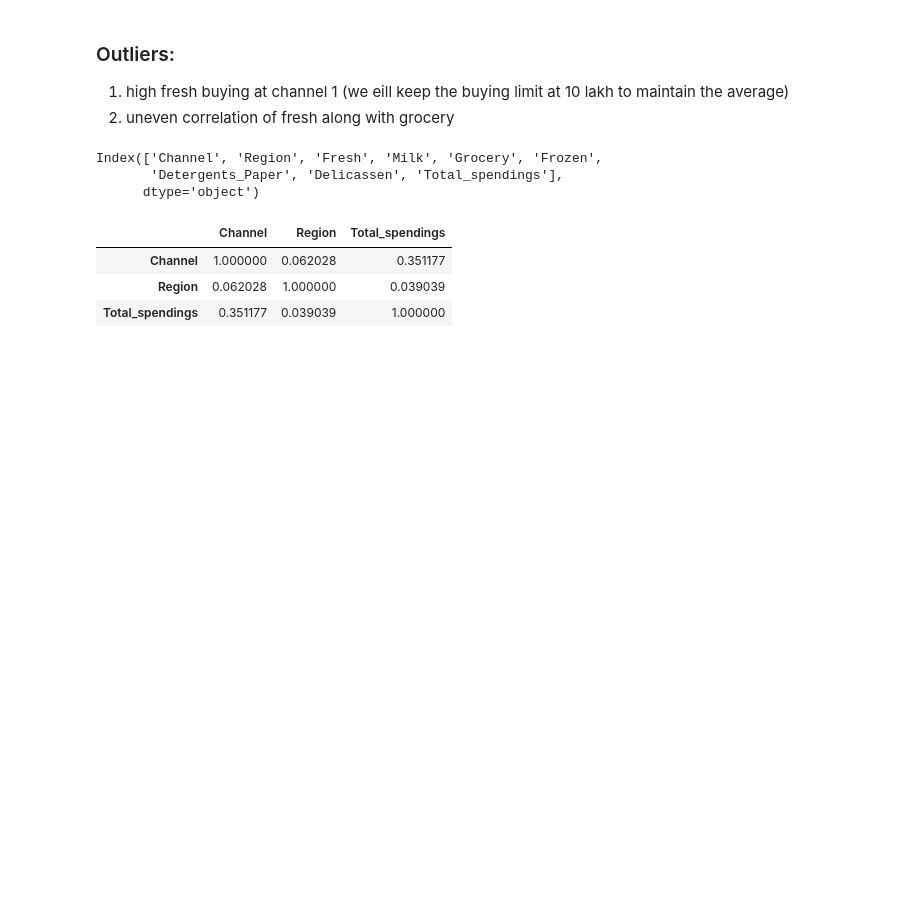
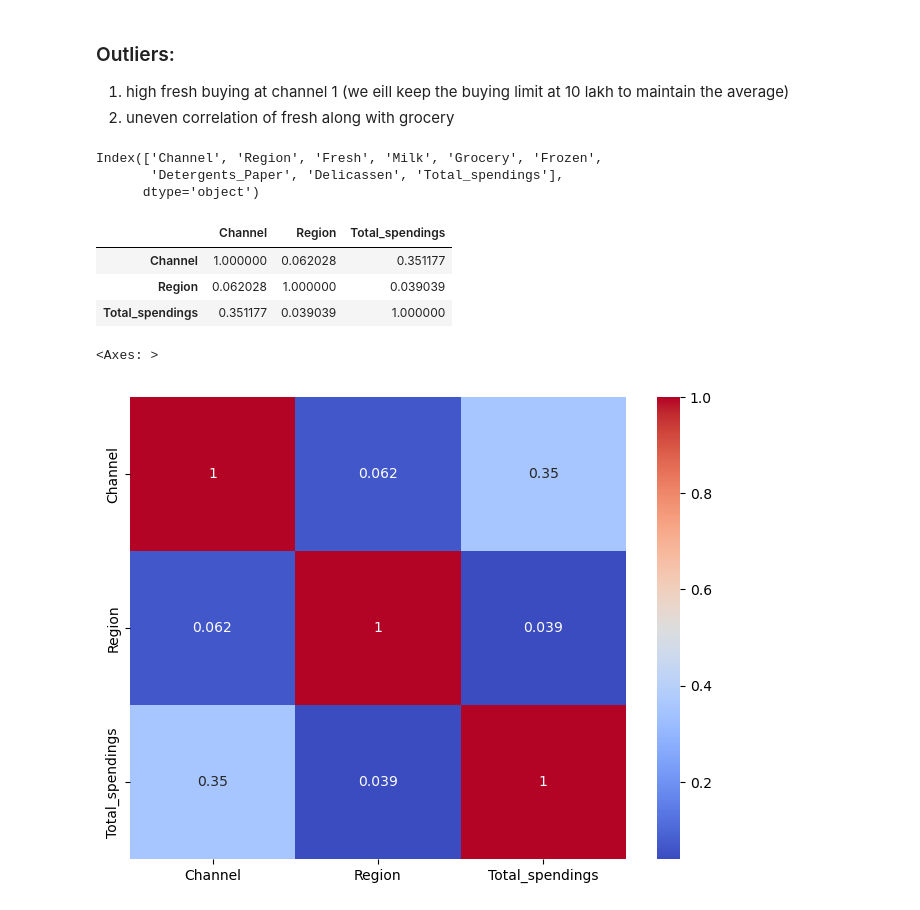
Before and after one commit to CodeByMehra/AiMl, a Jupyter notebook: 10_unsupervisedML/19_Project2/02_Code.ipynb, the cells around one changed output. Saved outputs shown, nothing was run; the diff lists cells and outputs as text; code cells hidden in the pictures; blank space fills up the shorter version.

```diff
--- a/10_unsupervisedML/19_Project2/02_Code.ipynb
+++ b/10_unsupervisedML/19_Project2/02_Code.ipynb
@@ -72,3 +72,16 @@ corr
 | Channel | 1.000000 | 0.062028 | 0.351177 |
 | Region | 0.062028 | 1.000000 | 0.039039 |
 | Total_spendings | 0.351177 | 0.039039 | 1.000000 |
+# %%
+# Correlation heatmap
+
+plt.figure(figsize=(8,6))
+
+sns.heatmap(
+    corr,
+    annot=True,
+    cmap="coolwarm"
+)
+# %% [output]
+<Axes: >
+[figure, added]
```
Also changed, not shown: parts of 2 cells of this notebook, 1 other file.
